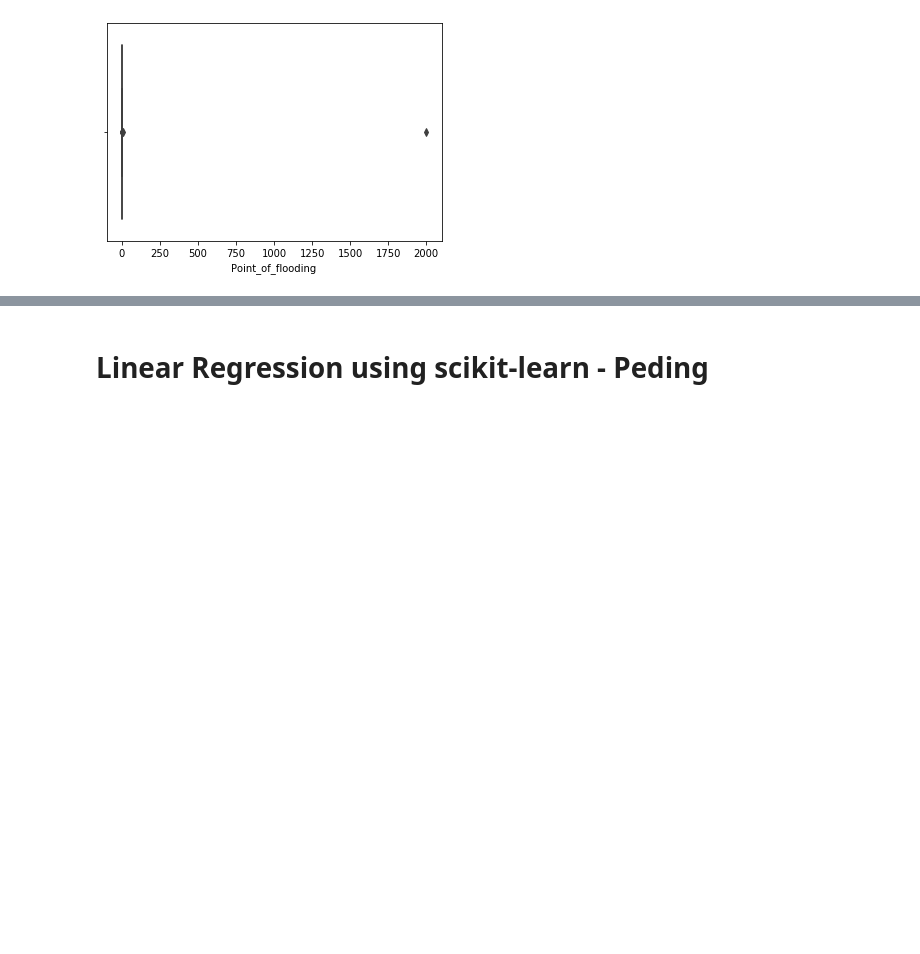
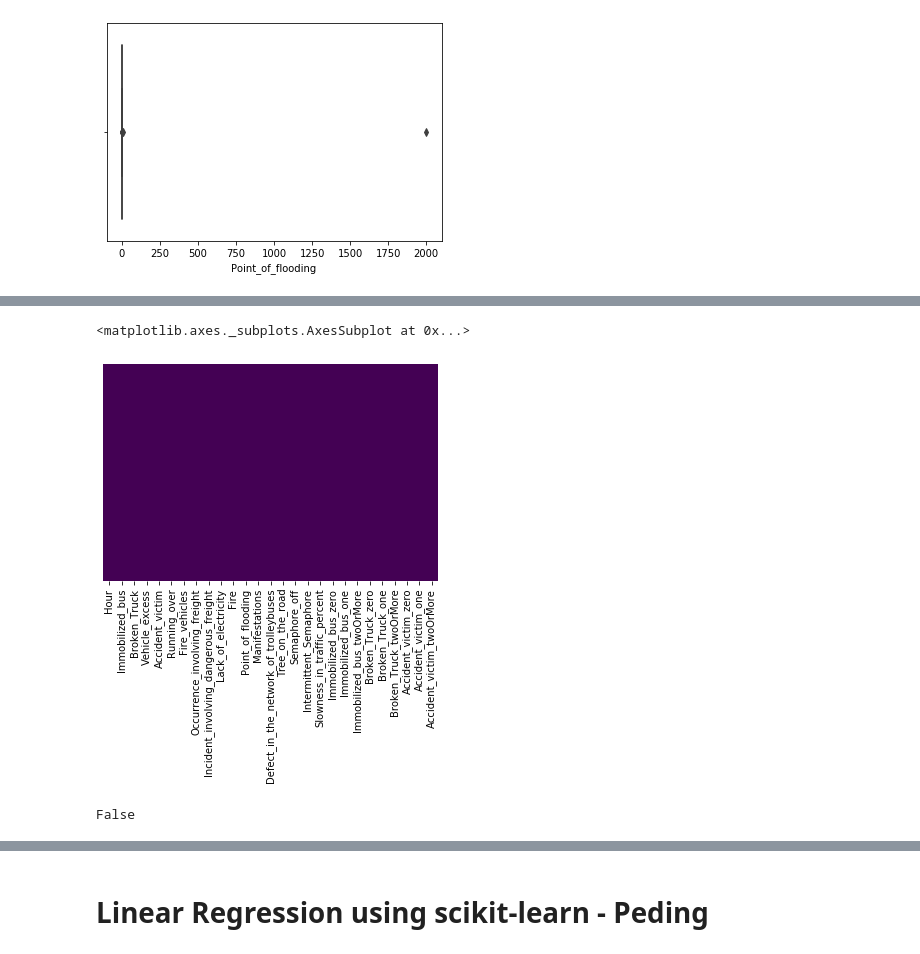
Before and after one commit to badalb/FE, a Jupyter notebook: FE-Project.ipynb, the cells around one changed output, grey strips where cells are left out. Saved outputs shown, nothing was run; the diff lists cells and outputs as text; code cells hidden in the pictures; blank space fills up the shorter version.

```diff
--- a/FE-Project.ipynb
+++ b/FE-Project.ipynb
@@ -532,0 +537,6 @@ Slowness_in_traffic_percent                      1.000000
+# %%
+#print(df.Tree_on_the_road.unique())
+print(df['Tree_on_the_road'].value_counts(dropna=False))
+df['Tree_on_the_road'] = pd.to_numeric(df['Tree_on_the_road'],errors='coerce')
+#Tree_on_the_road feature has values 0 and 1 so it's categorical by nature and values are 0 and 1
+#so we dont need to create any new feature/s for this.
@@ -532,0 +564,9 @@ Slowness_in_traffic_percent                      1.000000
+# %%
+df.loc[(df.Semaphore_off == ' '),'Semaphore_off']=' 0.0'
+df.loc[(df.Semaphore_off == ' YES'),'Semaphore_off']=' 1.0'
+df.loc[(df.Semaphore_off == ' 2.0'),'Semaphore_off']=' 1.0'
+df.loc[(df.Semaphore_off == ' 4.0'),'Semaphore_off']=' 1.0'
+#print(df.Semaphore_off.unique())
+# %%
+df['Semaphore_off'] = pd.to_numeric(df['Semaphore_off'],errors='coerce')
+#print(df.Semaphore_off.unique())
@@ -532,0 +575,7 @@ Slowness_in_traffic_percent                      1.000000
+# %%
+#print(df.Intermittent_Semaphore.unique())
+print(df['Intermittent_Semaphore'].value_counts(dropna=False))
+#Transform values to numeric values
+df['Intermittent_Semaphore'] = pd.to_numeric(df['Intermittent_Semaphore'],errors='coerce')
+#Intermittent_Semaphore feature has values 0 and 1 so it's categorical by nature and values are 0 and 1
+#so we dont need to create any new feature/s for this.
@@ -532,0 +608,9 @@ Slowness_in_traffic_percent                      1.000000
+# %%
+sns.heatmap(df.isnull(),yticklabels=False,cbar=False,cmap='viridis')
+# %% [output]
+<matplotlib.axes._subplots.AxesSubplot at 0x...>
+[figure, added]
+# %%
+df.isnull().any().any()
+# %% [output]
+False
```
Also changed, not shown: parts of 131 cells of this notebook.
